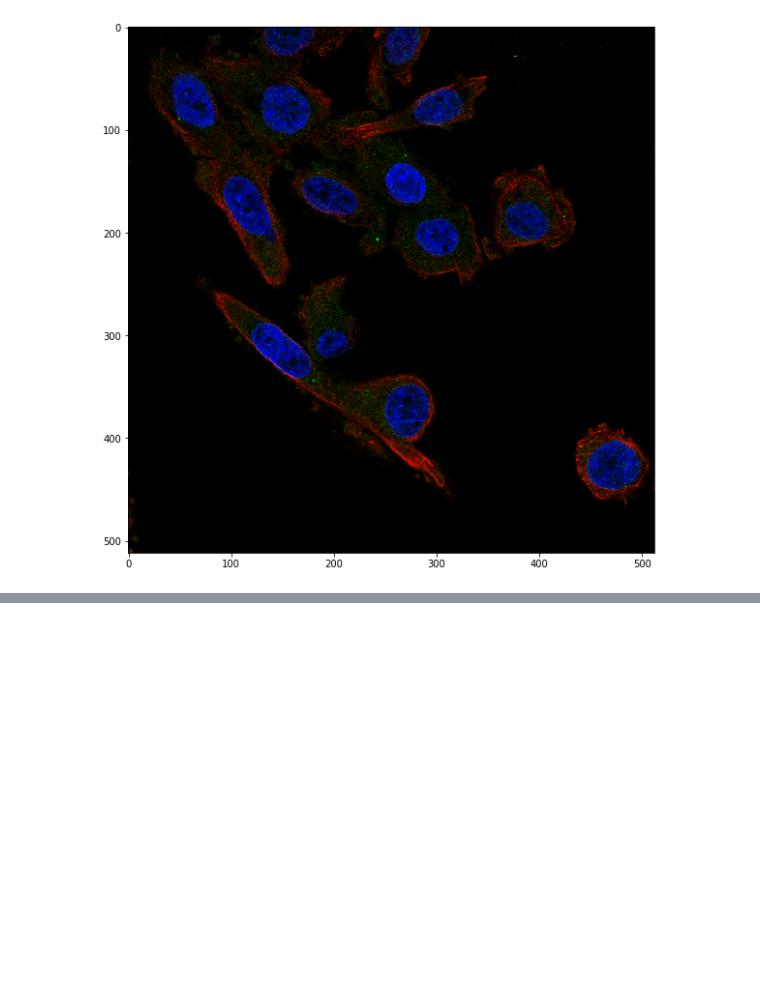
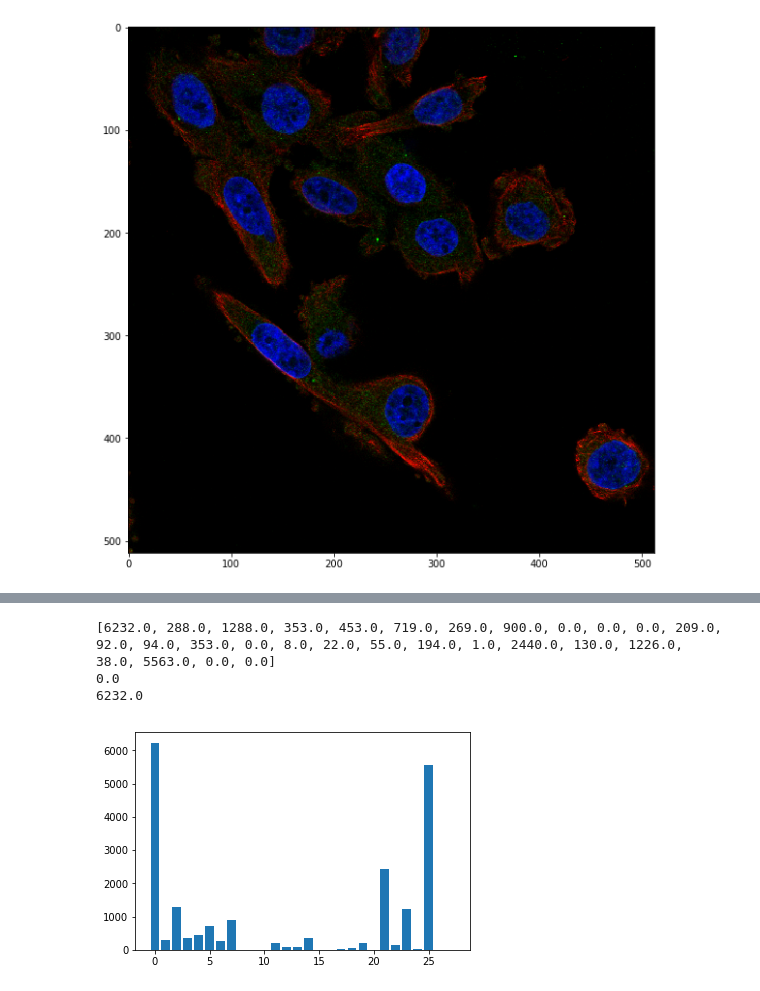
Before and after one commit to SuperXiang/kaggle-hpa-1, a Jupyter notebook: pre_analysis.ipynb, the cells around one changed output, grey strips where cells are left out. Cells and saved outputs as stored; diff of their text form; code cells hidden in the pictures; blank space fills up the shorter version.

```diff
--- a/pre_analysis.ipynb
+++ b/pre_analysis.ipynb
@@ -17,0 +43,8 @@ plt.imshow(rgb, cmap="gray")
+# %%
+submission_df = pd.read_csv(
+    "./submission.csv",
+    index_col="Id",
+    converters={"Predicted": lambda target: [] if len(str(target)) == 0 else tuple(map(int, str(target).split(" ")))}
+)
+
+submission_df.rename(columns={"Predicted": "Target"}, inplace=True)
@@ -17,0 +83,7 @@ plt.imshow(rgb, cmap="gray")
+# %%
+plot_category_counts(submission_df)
+# %% [output]
+[6232.0, 288.0, 1288.0, 353.0, 453.0, 719.0, 269.0, 900.0, 0.0, 0.0, 0.0, 209.0, 92.0, 94.0, 353.0, 0.0, 8.0, 22.0, 55.0, 194.0, 1.0, 2440.0, 130.0, 1226.0, 38.0, 5563.0, 0.0, 0.0]
+0.0
+6232.0
+[figure, added]
```
Also changed, not shown: parts of 12 cells of this notebook, 3 other files.
